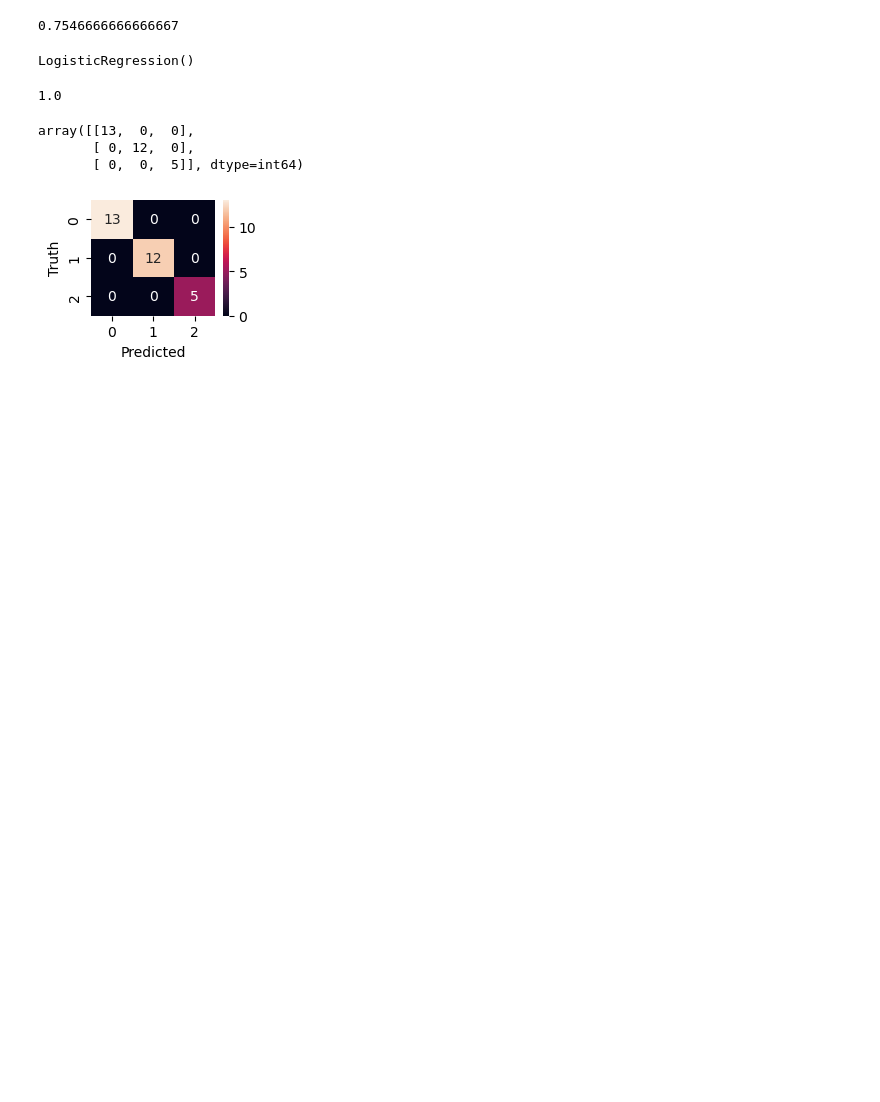
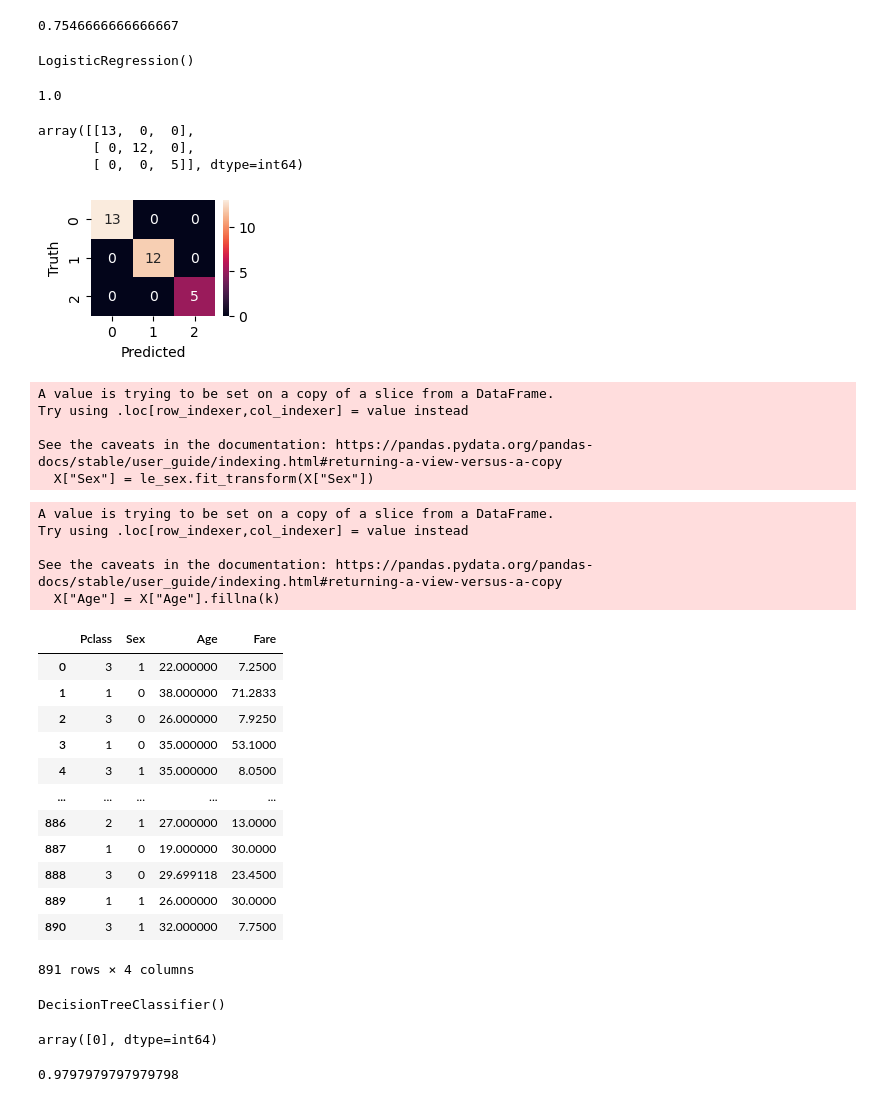
Before and after one commit to Sanjaypal1916/Machine-Learning, a Jupyter notebook: SKlearn.ipynb, the cells around one changed output. Saved outputs shown, nothing was run; the diff lists cells and outputs as text; code cells hidden in the pictures; blank space fills up the shorter version.

Commit message:
decision tree

```diff
--- a/SKlearn.ipynb
+++ b/SKlearn.ipynb
@@ -399,3 +399,57 @@ plt.ylabel('Truth')
 plt.show()
 # %% [output]
 [figure]
+# %%
+df = pd.read_csv("titanic.csv")
+X = df[["Pclass","Sex", "Age","Fare"]]
+y = df["Survived"]
+
+from sklearn.preprocessing import LabelEncoder
+le_sex = LabelEncoder()
+# %%
+X["Sex"] = le_sex.fit_transform(X["Sex"])
+# %% [output]
+A value is trying to be set on a copy of a slice from a DataFrame.
+Try using .loc[row_indexer,col_indexer] = value instead
+
+See the caveats in the documentation: https://pandas.pydata.org/pandas-docs/stable/user_guide/indexing.html#returning-a-view-versus-a-copy
+  X["Sex"] = le_sex.fit_transform(X["Sex"])
+# %%
+k = X["Age"].mean()
+X["Age"] = X["Age"].fillna(k)
+# %% [output]
+A value is trying to be set on a copy of a slice from a DataFrame.
+Try using .loc[row_indexer,col_indexer] = value instead
+
+See the caveats in the documentation: https://pandas.pydata.org/pandas-docs/stable/user_guide/indexing.html#returning-a-view-versus-a-copy
+  X["Age"] = X["Age"].fillna(k)
+# %%
+X
+# %% [output]
+|  | Pclass | Sex | Age | Fare |
+| 0 | 3 | 1 | 22.000000 | 7.2500 |
+| 1 | 1 | 0 | 38.000000 | 71.2833 |
+| 2 | 3 | 0 | 26.000000 | 7.9250 |
+| 3 | 1 | 0 | 35.000000 | 53.1000 |
+| 4 | 3 | 1 | 35.000000 | 8.0500 |
+| ... | ... | ... | ... | ... |
+| 886 | 2 | 1 | 27.000000 | 13.0000 |
+| 887 | 1 | 0 | 19.000000 | 30.0000 |
+| 888 | 3 | 0 | 29.699118 | 23.4500 |
+| 889 | 1 | 1 | 26.000000 | 30.0000 |
+| 890 | 3 | 1 | 32.000000 | 7.7500 |
+891 rows × 4 columns
+# %%
+from sklearn import tree
+model =  tree.DecisionTreeClassifier()
+model.fit(X, y)
+# %% [output]
+DecisionTreeClassifier()
+# %%
+model.predict([[1, 1, 29, 53.100]] )
+# %% [output]
+array([0], dtype=int64)
+# %%
+model.score(X,y)
+# %% [output]
+0.9797979797979798
```
Also changed, not shown: 2 other files.
